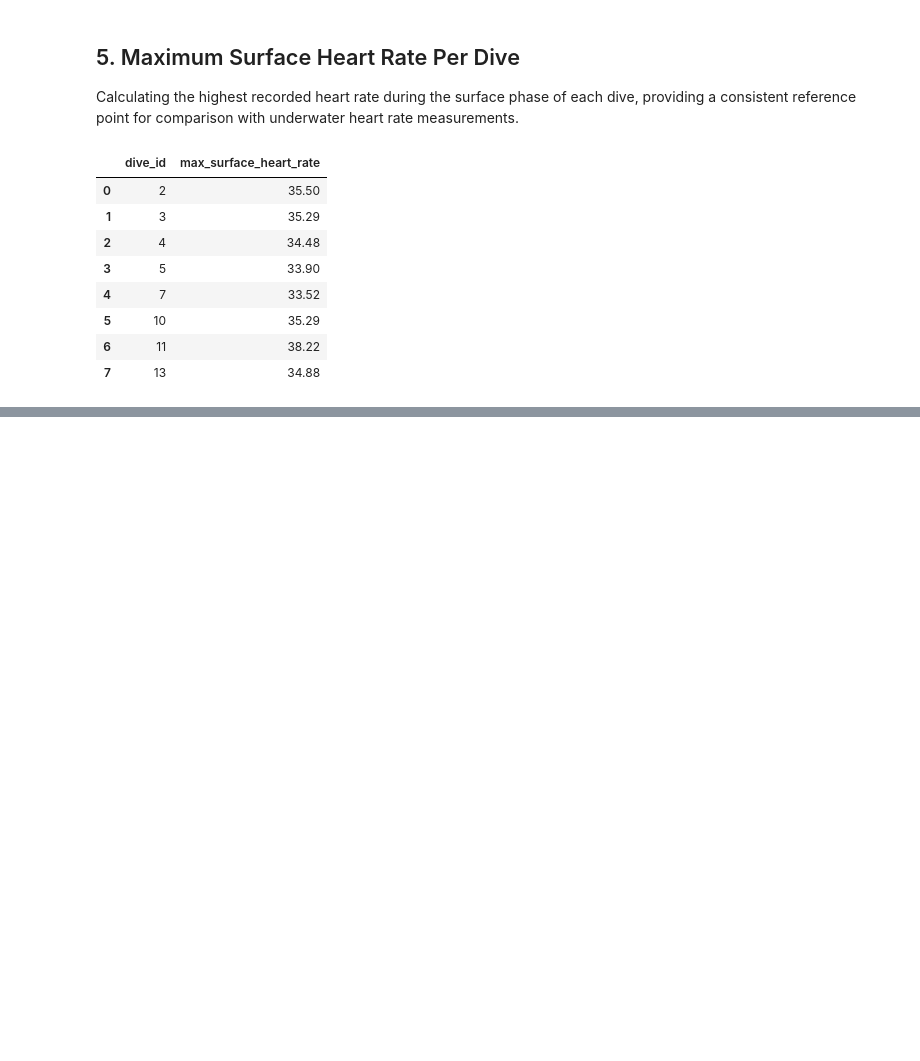
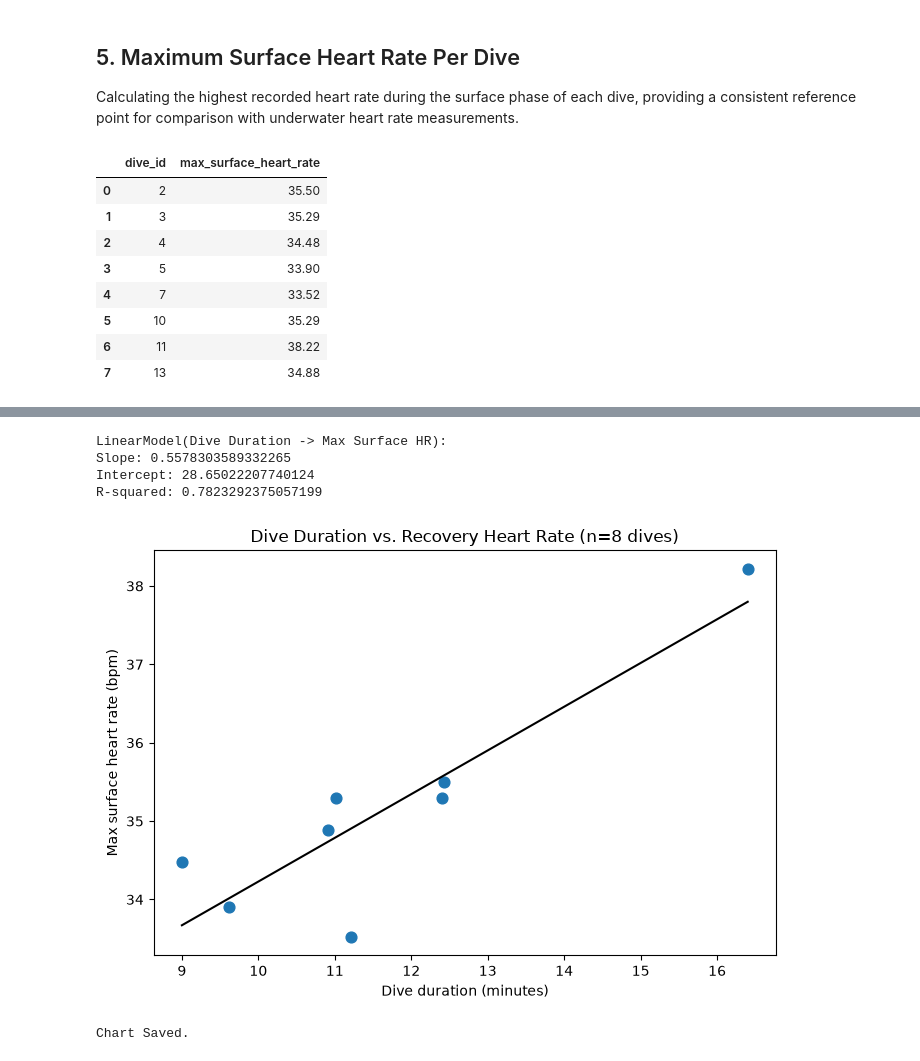
Before and after one commit to dakshita01/data-science-portfolio, a Jupyter notebook: 08-whale-heart-rates/notebook/whale_heart_rates.ipynb, the cells around one changed output, grey strips where cells are left out. Drawn from its saved outputs; the diff is of its cells as text; code cells hidden in the pictures; blank space fills up the shorter version.

Commit message:
feat: merge dive-level features and fit dive-duration model

```diff
--- a/08-whale-heart-rates/notebook/whale_heart_rates.ipynb
+++ b/08-whale-heart-rates/notebook/whale_heart_rates.ipynb
@@ -165,0 +172,3 @@ max_surface_hr
+# %%
+dive_summary = dive_duration.merge(max_surface_hr, on='dive_id')
+dive_summary
@@ -165,0 +192,34 @@ max_surface_hr
+# %%
+dive_model = LinearModel(model_name='Dive Duration -> Max Surface HR')
+dive_model.fit(dive_summary['dive_duration'], dive_summary['max_surface_heart_rate'])
+dive_model.print_model_info()
+
+fig, ax = plt.subplots(figsize=(7, 5))
+ax.scatter(
+    dive_summary['dive_duration'],
+    dive_summary['max_surface_heart_rate'],
+    color='C0',
+    s=60
+)
+
+dive_model.plot_model(
+    dive_summary['dive_duration'].min(),
+    dive_summary['dive_duration'].max()
+)
+
+ax.set_xlabel('Dive duration (minutes)')
+ax.set_ylabel('Max surface heart rate (bpm)')
+ax.set_title('Dive Duration vs. Recovery Heart Rate (n=8 dives)')
+plt.tight_layout()
+
+plt.savefig('../images/plots/dive_duration_vs_surface_hr.png', dpi=150, bbox_inches='tight')
+plt.show()
+
+print("Chart Saved.")
+# %% [output]
+LinearModel(Dive Duration -> Max Surface HR):
+Slope: 0.5578303589332265
+Intercept: 28.65022207740124
+R-squared: 0.7823292375057199
+[figure, added]
+Chart Saved.
```
Also changed, not shown: parts of 3 cells of this notebook, 1 other file.
